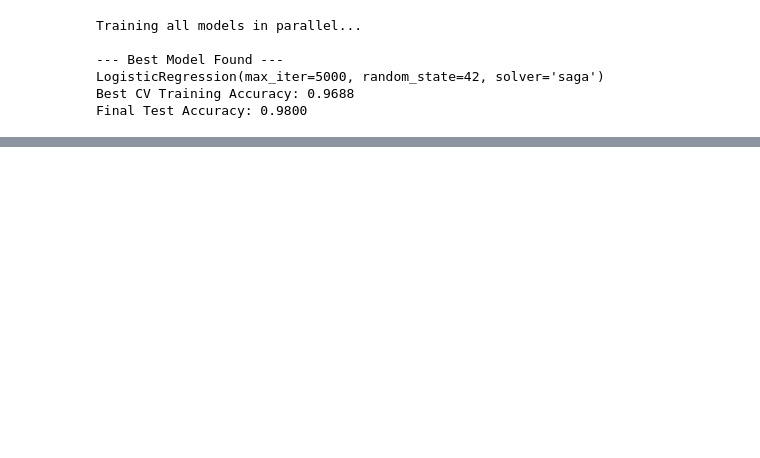
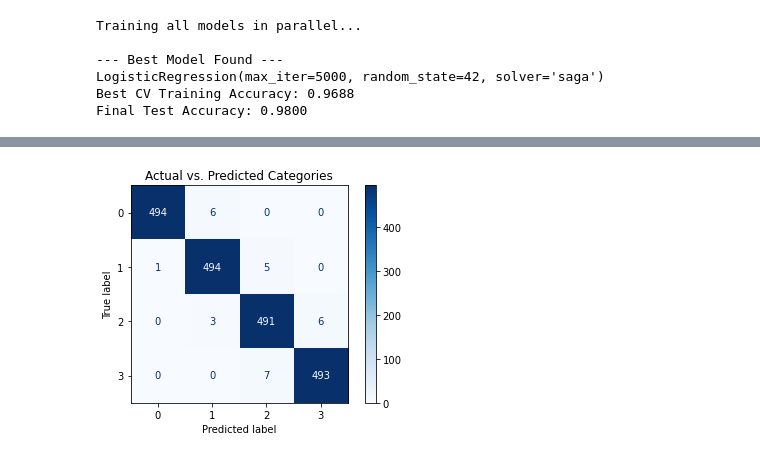
Before and after one commit to arjitverma111/Project-Mobile-price, a Jupyter notebook: Project-Mobile-Price/Model.ipynb, the cells around one changed output, grey strips where cells are left out. Cells and saved outputs as stored; diff of their text form; code cells hidden in the pictures; blank space fills up the shorter version.

```diff
--- a/Project-Mobile-Price/Model.ipynb
+++ b/Project-Mobile-Price/Model.ipynb
@@ -127,0 +168,14 @@ Final Test Accuracy: 0.9800
+# %%
+from sklearn.metrics import confusion_matrix, ConfusionMatrixDisplay
+
+# 2. Compute the confusion matrix
+cm = confusion_matrix(yt, pred_yt)
+
+# 3. Plot the matrix
+disp = ConfusionMatrixDisplay(confusion_matrix=cm, display_labels=grid_search.classes_)
+disp.plot(cmap=plt.cm.Blues)
+
+plt.title("Actual vs. Predicted Categories")
+plt.show()
+# %% [output]
+[figure, added]
```
Also changed, not shown: parts of 4 cells of this notebook.
